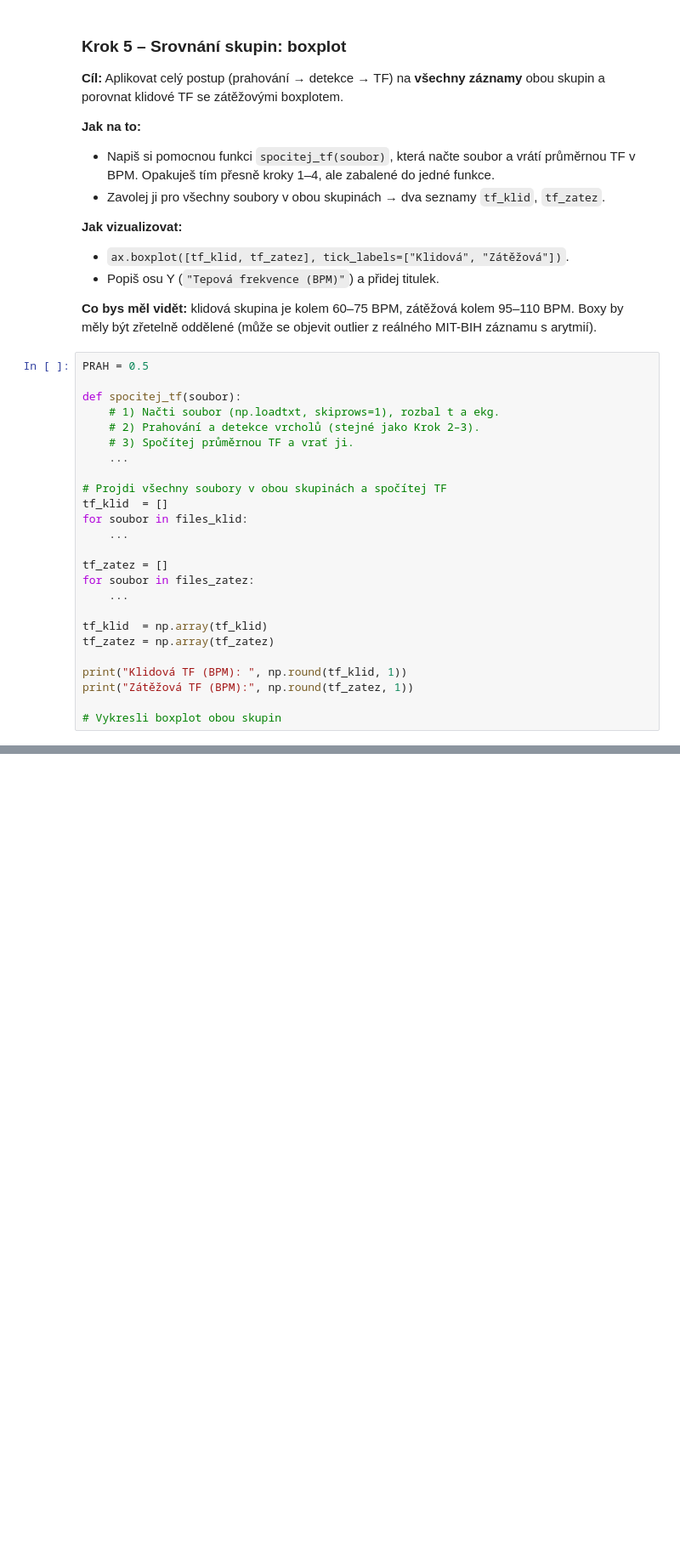
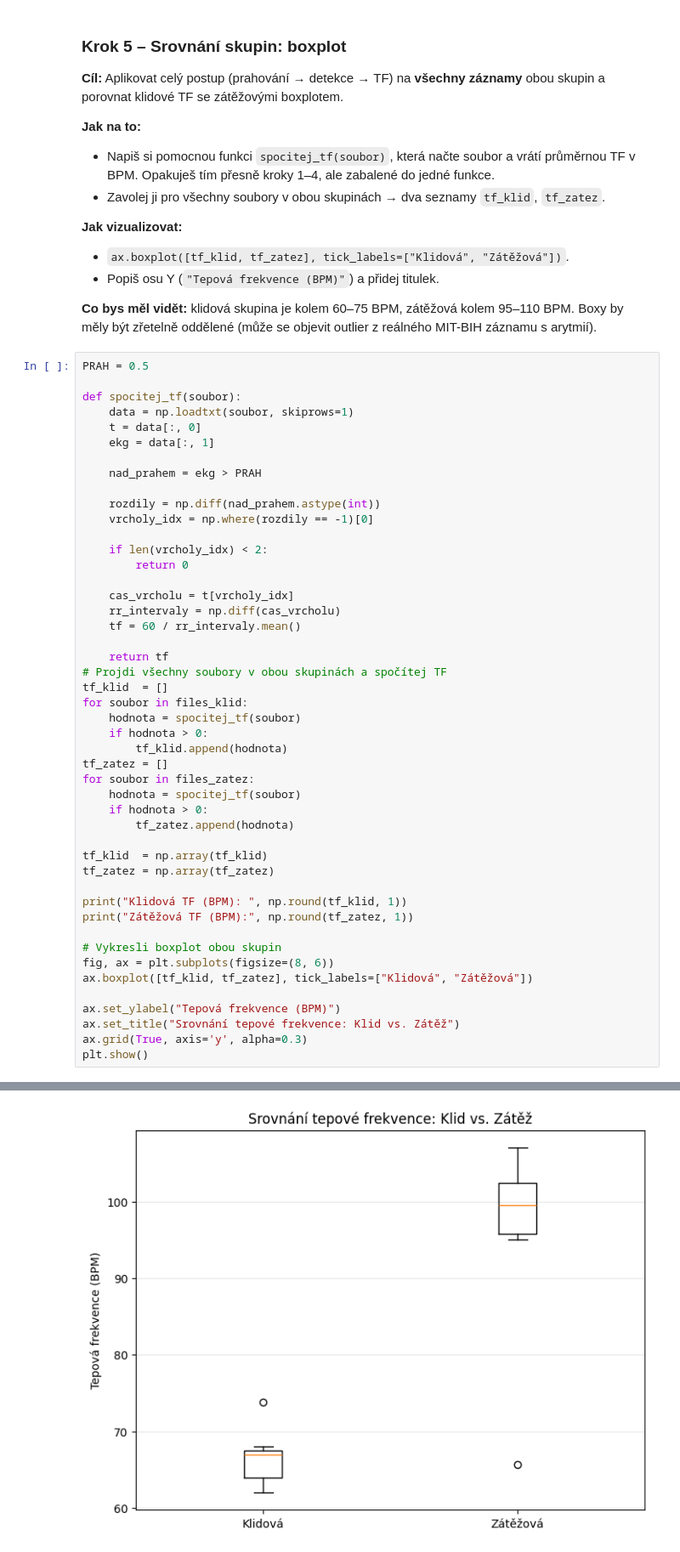
Before and after one commit to Katyprv/prg-exercise-12, a Jupyter notebook: cviceni_12_ekg.ipynb, the cells around one changed output, grey strips where cells are left out. Shown at 85% size. Cells and saved outputs as stored; diff of their text form; blank space fills up the shorter version.

```diff
--- a/cviceni_12_ekg.ipynb
+++ b/cviceni_12_ekg.ipynb
@@ -225,19 +225,34 @@ zřetelně oddělené (může se objevit outlier z reálného MIT-BIH záznamu s
 PRAH = 0.5
 
 def spocitej_tf(soubor):
-    # 1) Načti soubor (np.loadtxt, skiprows=1), rozbal t a ekg.
-    # 2) Prahování a detekce vrcholů (stejné jako Krok 2–3).
-    # 3) Spočítej průměrnou TF a vrať ji.
-    ...
+    data = np.loadtxt(soubor, skiprows=1)
+    t = data[:, 0]
+    ekg = data[:, 1]
 
+    nad_prahem = ekg > PRAH
+
+    rozdily = np.diff(nad_prahem.astype(int))
+    vrcholy_idx = np.where(rozdily == -1)[0]
+
+    if len(vrcholy_idx) < 2:
+        return 0
+
+    cas_vrcholu = t[vrcholy_idx]
+    rr_intervaly = np.diff(cas_vrcholu)
+    tf = 60 / rr_intervaly.mean()
+
+    return tf
 # Projdi všechny soubory v obou skupinách a spočítej TF
 tf_klid  = []
 for soubor in files_klid:
-    ...
-
+    hodnota = spocitej_tf(soubor)
+    if hodnota > 0:
+        tf_klid.append(hodnota)
 tf_zatez = []
 for soubor in files_zatez:
-    ...
+    hodnota = spocitej_tf(soubor)
+    if hodnota > 0:
+        tf_zatez.append(hodnota)
 
 tf_klid  = np.array(tf_klid)
 tf_zatez = np.array(tf_zatez)
@@ -246,3 +261,11 @@ print("Klidová TF (BPM): ", np.round(tf_klid, 1))
 print("Zátěžová TF (BPM):", np.round(tf_zatez, 1))
 
 # Vykresli boxplot obou skupin
+fig, ax = plt.subplots(figsize=(8, 6))
+ax.boxplot([tf_klid, tf_zatez], tick_labels=["Klidová", "Zátěžová"])
+
+ax.set_ylabel("Tepová frekvence (BPM)")
+ax.set_title("Srovnání tepové frekvence: Klid vs. Zátěž")
+ax.grid(True, axis='y', alpha=0.3)
+plt.show()
+# %% [output]
@@ -249,3 +274,4 @@ print("Zátěžová TF (BPM):", np.round(tf_zatez, 1))
+[figure, added]
 # %% [markdown]
 ### Interpretace
 
```
Also changed, not shown: parts of 2 cells of this notebook.
